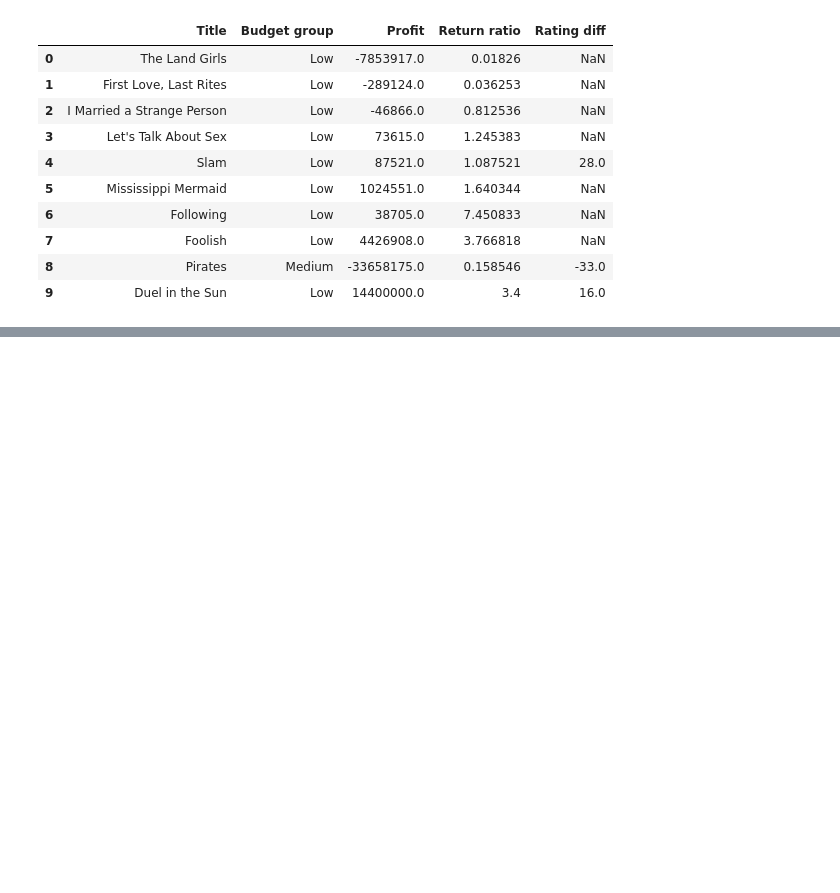
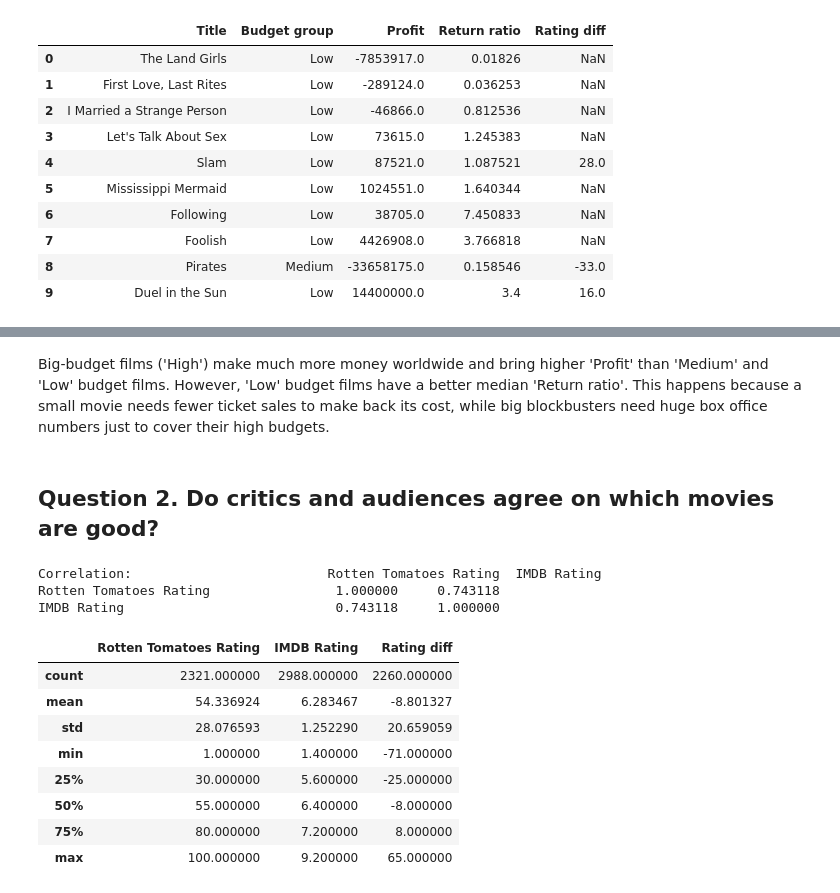
Before and after one commit to marynarymkevich/code-labs, a Jupyter notebook: DataAnalysis/Project/movies.ipynb, the cells around one changed output, grey strips where cells are left out. Cells and saved outputs as stored; diff of their text form; code cells hidden in the pictures; blank space fills up the shorter version.

```diff
--- a/DataAnalysis/Project/movies.ipynb
+++ b/DataAnalysis/Project/movies.ipynb
@@ -304,0 +328,23 @@ movies[['Title', 'Budget group', 'Profit', 'Return ratio', 'Rating diff']].head(
+# %% [markdown]
+Big-budget films ('High') make much more money worldwide and bring higher 'Profit' than 'Medium' and 'Low' budget films. However, 'Low' budget films have a better median 'Return ratio'. This happens because a small movie needs fewer ticket sales to make back its cost, while big blockbusters need huge box office numbers just to cover their high budgets.
+# %% [markdown]
+## Question 2. Do critics and audiences agree on which movies are good?
+# %%
+# Correlation between critic scores and audience scores
+print("Correlation:", movies[['Rotten Tomatoes Rating', 'IMDB Rating']].astype('float').corr())
+
+# Summary statistics of Rating diff (Rotten Tomatoes - IMDB * 10)
+movies[['Rotten Tomatoes Rating', 'IMDB Rating', 'Rating diff']].astype('float').describe()
+# %% [output]
+Correlation:                         Rotten Tomatoes Rating  IMDB Rating
+Rotten Tomatoes Rating                1.000000     0.743118
+IMDB Rating                           0.743118     1.000000
+|  | Rotten Tomatoes Rating | IMDB Rating | Rating diff |
+| count | 2321.000000 | 2988.000000 | 2260.000000 |
+| mean | 54.336924 | 6.283467 | -8.801327 |
+| std | 28.076593 | 1.252290 | 20.659059 |
+| min | 1.000000 | 1.400000 | -71.000000 |
+| 25% | 30.000000 | 5.600000 | -25.000000 |
+| 50% | 55.000000 | 6.400000 | -8.000000 |
+| 75% | 80.000000 | 7.200000 | 8.000000 |
+| max | 100.000000 | 9.200000 | 65.000000 |
```
Also changed, not shown: parts of 9 cells of this notebook.
